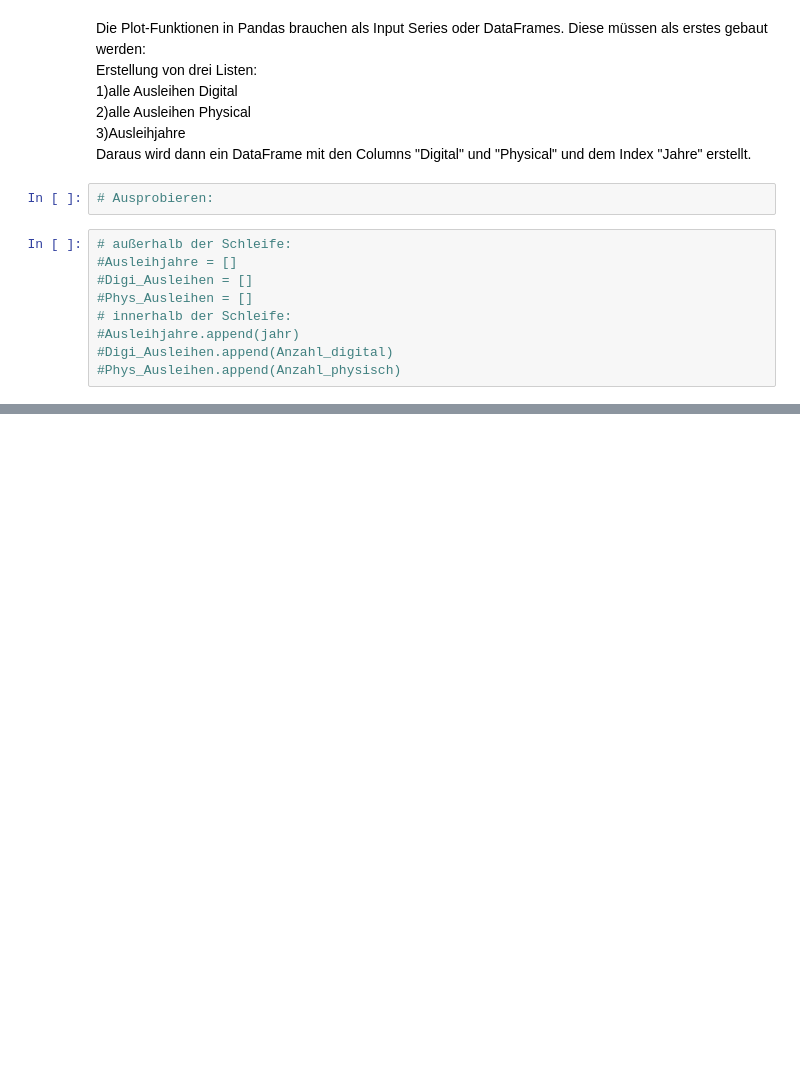
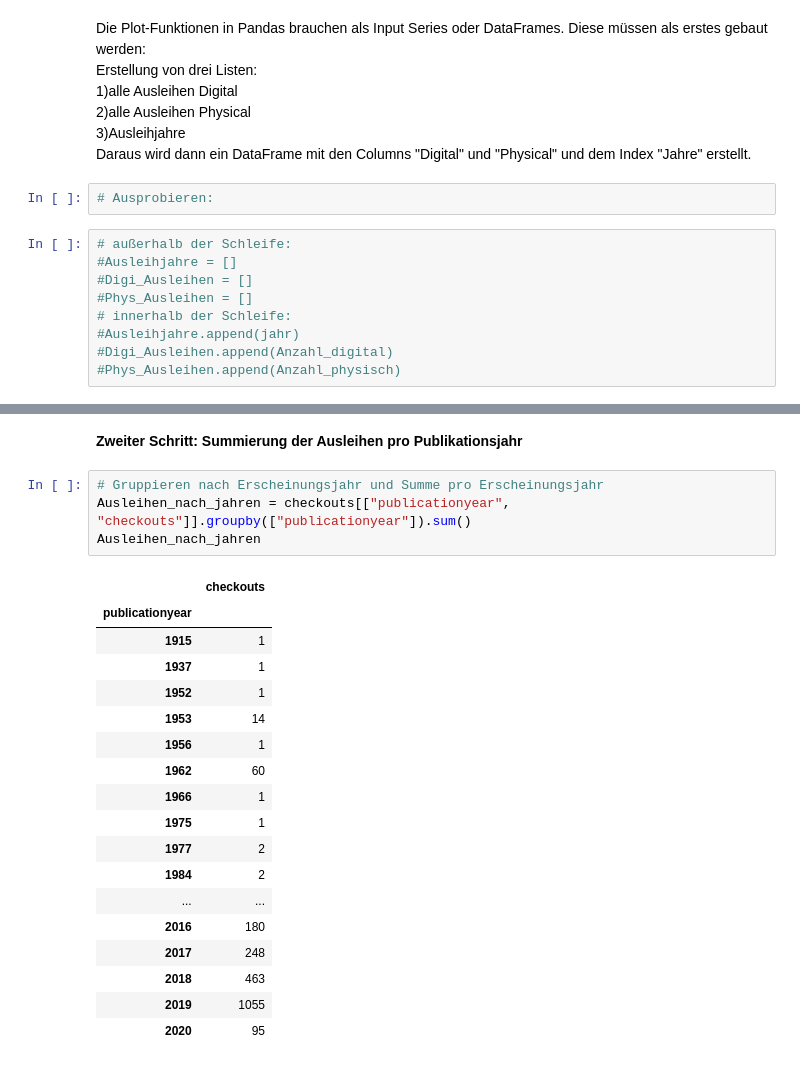
Before and after one commit to StephanieRehwald2/MALIS19-WPM9-Python-Aufgabe, a Jupyter notebook: Checkouts.ipynb, the cells around one changed output, grey strips where cells are left out. Saved outputs shown, nothing was run; the diff lists cells and outputs as text; blank space fills up the shorter version.

```diff
--- a/Checkouts.ipynb
+++ b/Checkouts.ipynb
@@ -220,0 +358,25 @@ plt.show()
+# %% [markdown]
+**Zweiter Schritt: Summierung der Ausleihen pro Publikationsjahr**
+# %%
+# Gruppieren nach Erscheinungsjahr und Summe pro Erscheinungsjahr
+Ausleihen_nach_jahren = checkouts[["publicationyear", "checkouts"]].groupby(["publicationyear"]).sum()
+Ausleihen_nach_jahren
+# %% [output]
+|  | checkouts |
+| publicationyear |  |
+| 1915 | 1 |
+| 1937 | 1 |
+| 1952 | 1 |
+| 1953 | 14 |
+| 1956 | 1 |
+| 1962 | 60 |
+| 1966 | 1 |
+| 1975 | 1 |
+| 1977 | 2 |
+| 1984 | 2 |
+| ... | ... |
+| 2016 | 180 |
+| 2017 | 248 |
+| 2018 | 463 |
+| 2019 | 1055 |
+| 2020 | 95 |
```
Also changed, not shown: parts of 35 cells of this notebook.
